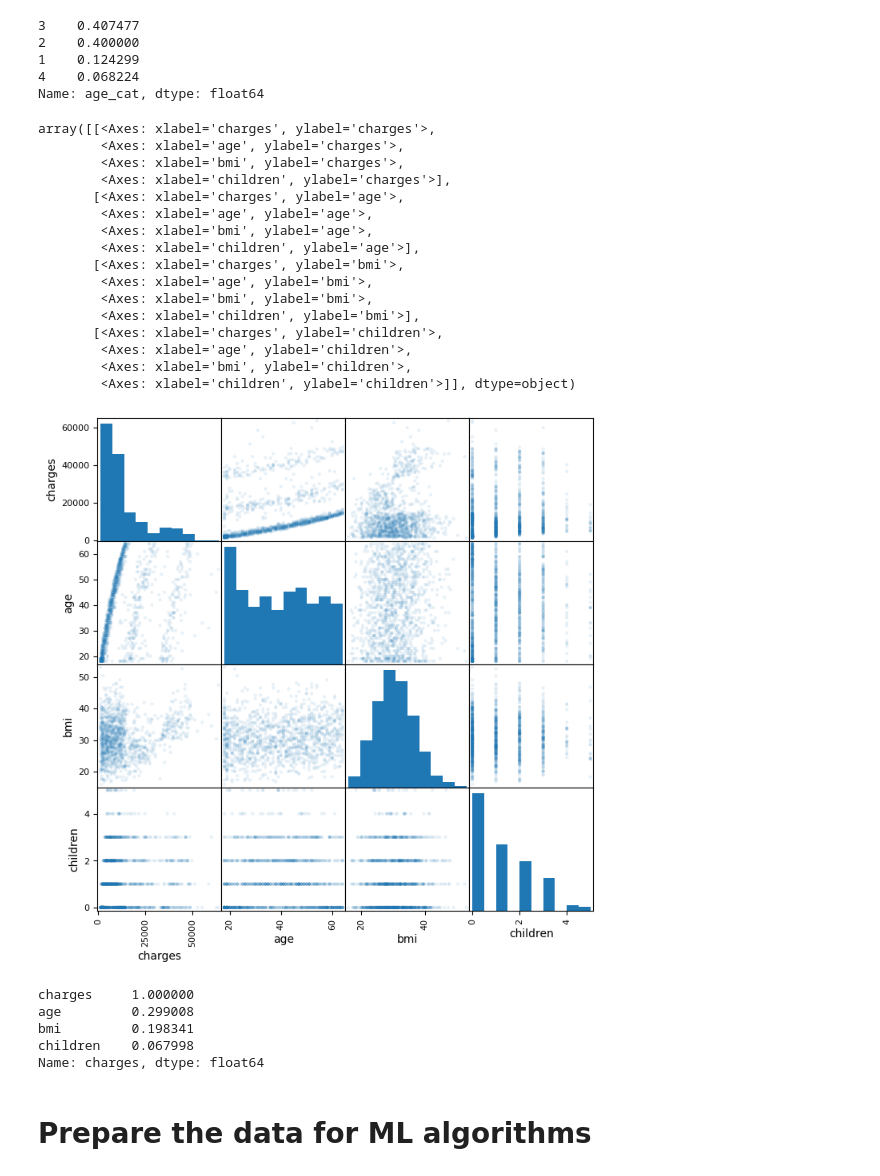
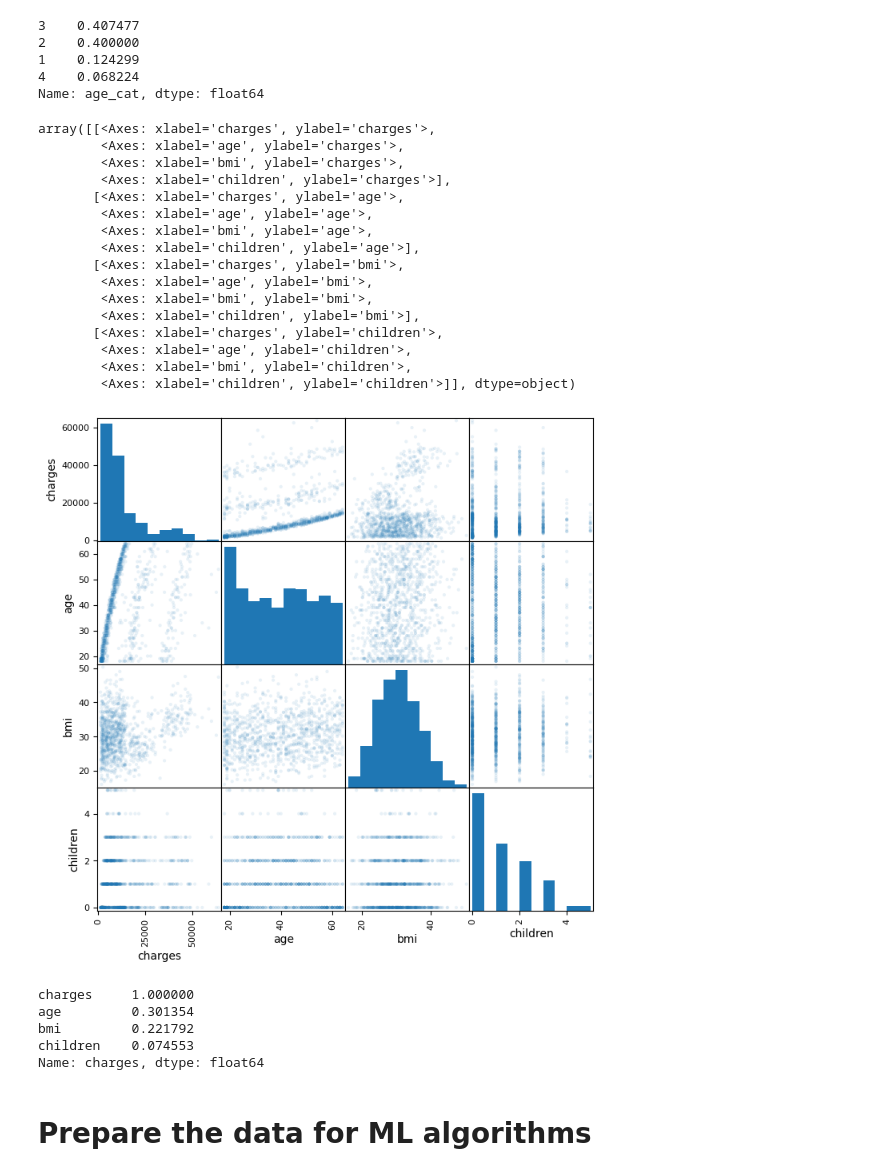
Before and after one commit to ovazque/ML, a Jupyter notebook: MedicalCost.ipynb, the cells around one changed output. Cells and saved outputs as stored; diff of their text form; code cells hidden in the pictures.

```diff
--- a/MedicalCost.ipynb
+++ b/MedicalCost.ipynb
@@ -124,37 +131,37 @@ Name: age_cat, dtype: float64
 # %%
 # Let's look at scatter plots
 
 # There is a positive correlation between charges and age, and charges and bmi
 from pandas.plotting import scatter_matrix
 
 attributes = ["charges","age","bmi","children"]
-scatter_matrix(insurance_data[attributes],alpha=0.1,figsize=[8,8],diagonal="hist")
+scatter_matrix(strat_train_set[attributes],alpha=0.1,figsize=[8,8],diagonal="hist")
 # %% [output]
 array([[<Axes: xlabel='charges', ylabel='charges'>,
         <Axes: xlabel='age', ylabel='charges'>,
         <Axes: xlabel='bmi', ylabel='charges'>,
         <Axes: xlabel='children', ylabel='charges'>],
        [<Axes: xlabel='charges', ylabel='age'>,
         <Axes: xlabel='age', ylabel='age'>,
         <Axes: xlabel='bmi', ylabel='age'>,
         <Axes: xlabel='children', ylabel='age'>],
        [<Axes: xlabel='charges', ylabel='bmi'>,
         <Axes: xlabel='age', ylabel='bmi'>,
         <Axes: xlabel='bmi', ylabel='bmi'>,
         <Axes: xlabel='children', ylabel='bmi'>],
        [<Axes: xlabel='charges', ylabel='children'>,
         <Axes: xlabel='age', ylabel='children'>,
         <Axes: xlabel='bmi', ylabel='children'>,
         <Axes: xlabel='children', ylabel='children'>]], dtype=object)
-[figure, old version]
+[figure, new version]
 # %%
-corr_matrix = insurance_data.corr()
+corr_matrix = strat_train_set.corr()
 corr_matrix["charges"].sort_values(ascending=False)
 # %% [output]
 charges     1.000000
-age         0.299008
-bmi         0.198341
-children    0.067998
+age         0.301354
+bmi         0.221792
+children    0.074553
 Name: charges, dtype: float64
 # %% [markdown]
 # Prepare the data for ML algorithms
```
Also changed, not shown: parts of 19 cells of this notebook.
